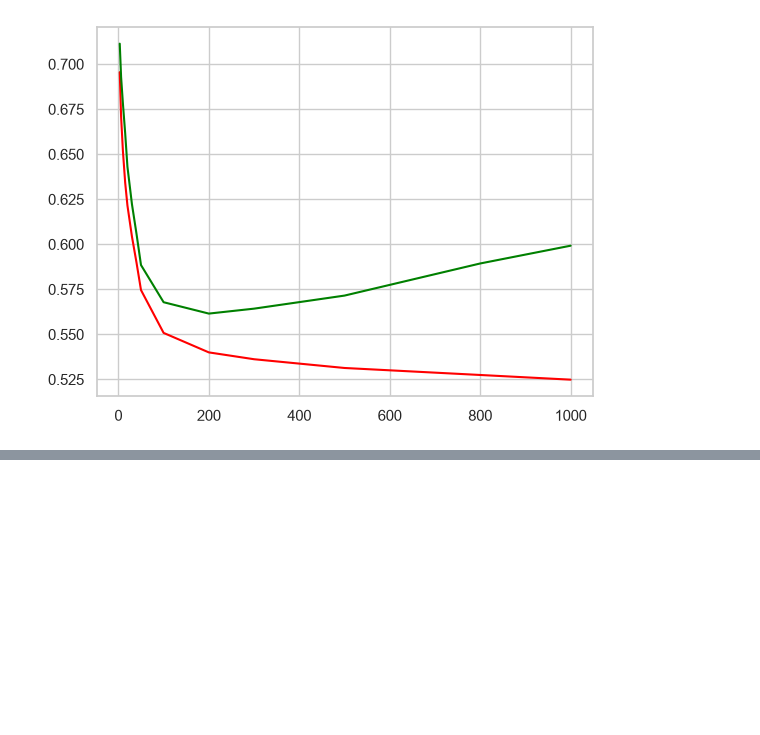
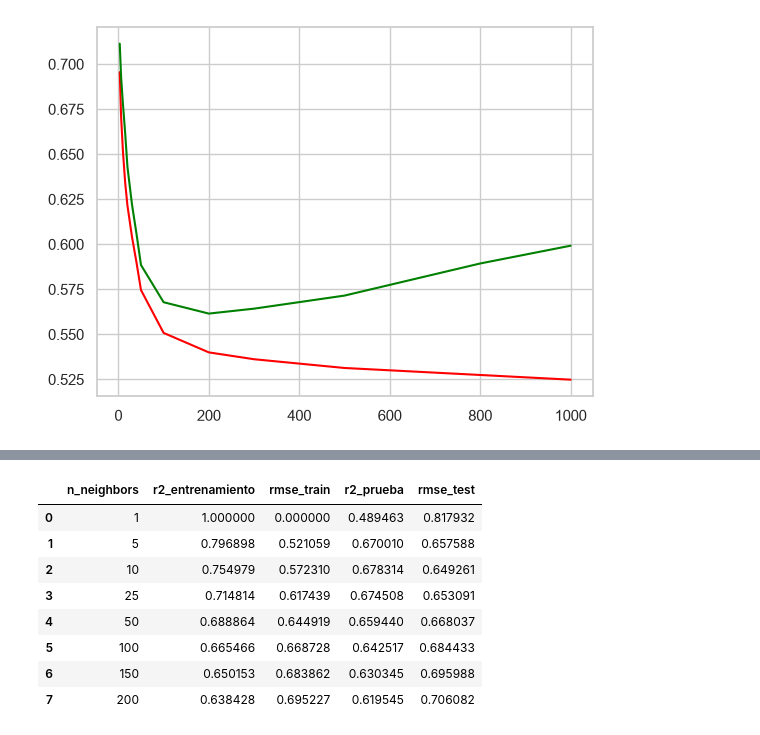
Before and after one commit to marcell-llerena/datascience-g8, a Jupyter notebook: notebooks/20260902_33_regresion_lineal.ipynb, the cells around one changed output, grey strips where cells are left out. Saved outputs shown, nothing was run; the diff lists cells and outputs as text; code cells hidden in the pictures; blank space fills up the shorter version.

```diff
--- a/notebooks/20260902_33_regresion_lineal.ipynb
+++ b/notebooks/20260902_33_regresion_lineal.ipynb
@@ -533,0 +578,27 @@ plt.plot(tramos, filas["rmse_test"].to_numpy(), color="green")
+# %%
+filas = []
+vecinos = [1, 5, 10, 25, 50, 100, 150, 200]
+
+for k in vecinos:
+    modelo = make_pipeline(StandardScaler(), KNeighborsRegressor(n_neighbors=k))
+    modelo.fit(X_train, y_train)
+    filas.append({
+        "n_neighbors": k,
+        "r2_entrenamiento": modelo.score(X_train, y_train),
+        "rmse_train": root_mean_squared_error(y_train, modelo.predict(X_train)),
+        "r2_prueba": modelo.score(X_test, y_test),
+        "rmse_test": root_mean_squared_error(y_test, modelo.predict(X_test))
+    })
+
+filas = pd.DataFrame(filas)
+filas
+# %% [output]
+|  | n_neighbors | r2_entrenamiento | rmse_train | r2_prueba | rmse_test |
+| 0 | 1 | 1.000000 | 0.000000 | 0.489463 | 0.817932 |
+| 1 | 5 | 0.796898 | 0.521059 | 0.670010 | 0.657588 |
+| 2 | 10 | 0.754979 | 0.572310 | 0.678314 | 0.649261 |
+| 3 | 25 | 0.714814 | 0.617439 | 0.674508 | 0.653091 |
+| 4 | 50 | 0.688864 | 0.644919 | 0.659440 | 0.668037 |
+| 5 | 100 | 0.665466 | 0.668728 | 0.642517 | 0.684433 |
+| 6 | 150 | 0.650153 | 0.683862 | 0.630345 | 0.695988 |
+| 7 | 200 | 0.638428 | 0.695227 | 0.619545 | 0.706082 |
```
Also changed, not shown: parts of 10 cells of this notebook.
